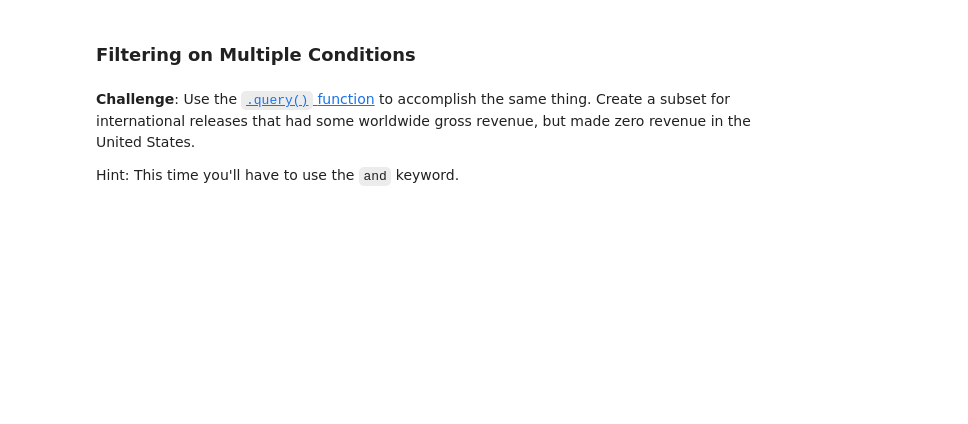
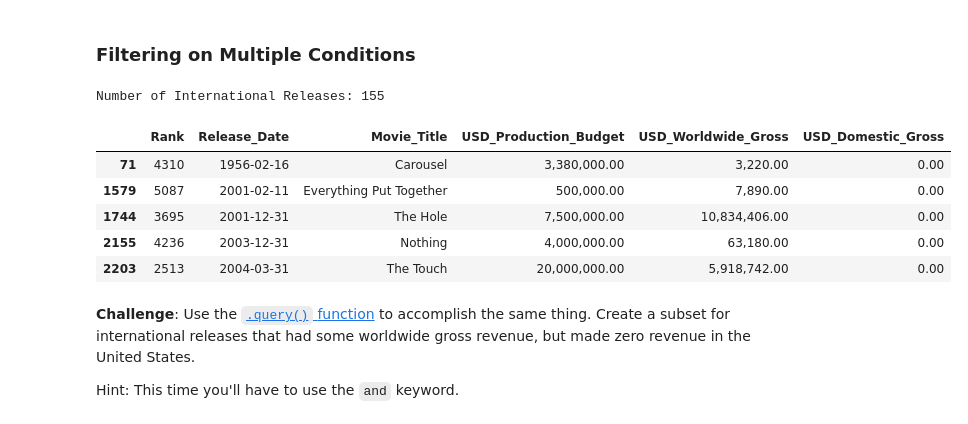
Before and after one commit to Joshua-Jenkins33/100DaysOfPython, a Jupyter notebook: 077_Day_77_Linear_Regression_and_Data_Visualization_with_Seaborn/Seaborn_and_Linear_Regression_(start).ipynb, the cells around one changed output. Cells and saved outputs as stored; diff of their text form; code cells hidden in the pictures; blank space fills up the shorter version.

```diff
--- a/077_Day_77_Linear_Regression_and_Data_Visualization_with_Seaborn/Seaborn_and_Linear_Regression_(start).ipynb
+++ b/077_Day_77_Linear_Regression_and_Data_Visualization_with_Seaborn/Seaborn_and_Linear_Regression_(start).ipynb
@@ -228,3 +217,14 @@ zero_worldwide.sort_values('USD_Production_Budget', ascending=False).head()
+# %%
+print(f'Number of International Releases: {len(international_releases)}')
+international_releases.head()
+# %% [output]
+Number of International Releases: 155
+|  | Rank | Release_Date | Movie_Title | USD_Production_Budget | USD_Worldwide_Gross | USD_Domestic_Gross |
+| 71 | 4310 | 1956-02-16 | Carousel | 3,380,000.00 | 3,220.00 | 0.00 |
+| 1579 | 5087 | 2001-02-11 | Everything Put Together | 500,000.00 | 7,890.00 | 0.00 |
+| 1744 | 3695 | 2001-12-31 | The Hole | 7,500,000.00 | 10,834,406.00 | 0.00 |
+| 2155 | 4236 | 2003-12-31 | Nothing | 4,000,000.00 | 63,180.00 | 0.00 |
+| 2203 | 2513 | 2004-03-31 | The Touch | 20,000,000.00 | 5,918,742.00 | 0.00 |
 # %% [markdown]
 **Challenge**: Use the [`.query()` function](https://pandas.pydata.org/pandas-docs/stable/reference/api/pandas.DataFrame.query.html) to accomplish the same thing. Create a subset for international releases that had some worldwide gross revenue, but made zero revenue in the United States.
 
```
Also changed, not shown: parts of 10 cells of this notebook, 1 other file.
